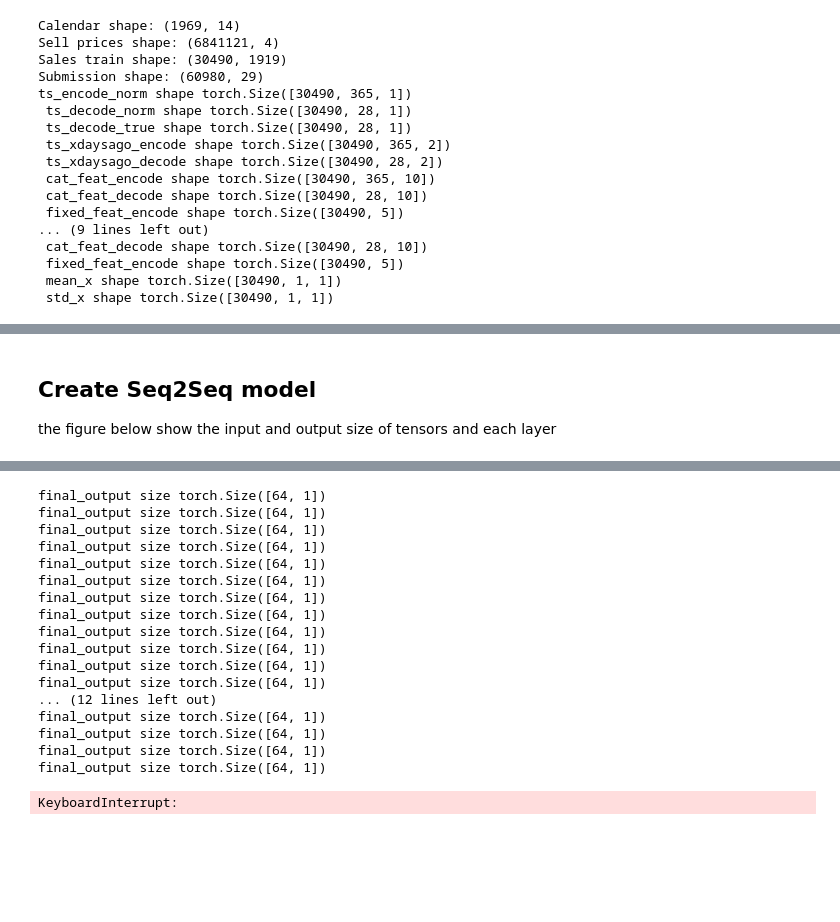
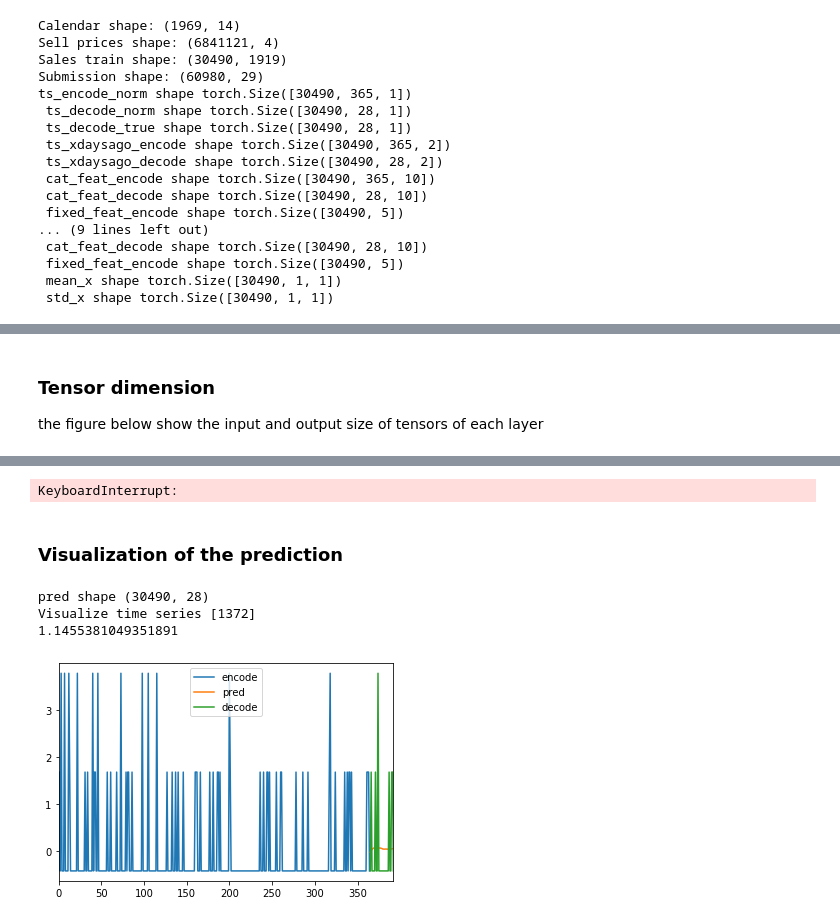
Before and after one commit to ymwdalex/pytorch-time-series-forcasting, a Jupyter notebook: examples/2-M5-forecasting.ipynb, the cells around one changed output, grey strips where cells are left out. Cells and saved outputs as stored; diff of their text form; code cells hidden in the pictures; blank space fills up the shorter version.

Commit message:
add predict.py and visualization function

```diff
--- a/examples/2-M5-forecasting.ipynb
+++ b/examples/2-M5-forecasting.ipynb
@@ -117,6 +144,6 @@ dataloader_val = DataLoader(dataset_val,
 # %% [markdown]
-## Create Seq2Seq model
-the figure below show the input and output size of tensors and each layer
+### Tensor dimension
+the figure below show the input and output size of tensors of each layer
 # %% [markdown]
 <img src="fig/seq2seq_dimensions.png" width="1200" align="left">
 # %%
@@ -151,11 +178,11 @@ model = Seq2Seq(
 from torch import optim
 from scheduler import OneCycleLR
 from train import train, evaluate
-from utils import RMSELoss
+from utils import RMSELoss, epoch_time, EarlyStopping
 import time
 
 LR = 0.001
-N_EPOCHS = 100
+N_EPOCHS = 10
 CLIP = 2
 FORCH_TEACHING_RATE = 0
 EARLY_STOP_PATIENT = 10
@@ -164,7 +191,11 @@ optimizer = optim.Adam(model.parameters(), lr=LR)
 scheduler = OneCycleLR(optimizer, n_epochs=N_EPOCHS, n_batches=len(dataloader_train))
 criterion = RMSELoss()
 
+# initialize the early_stopping object
+early_stopping = EarlyStopping(patience=EARLY_STOP_PATIENT, verbose=True)
+
 best_valid_loss = float('inf')
+best_epoch_l = []
 train_loss_l = []
 valid_loss_l = []
 valid_loss_orig_l = []
@@ -183,34 +214,40 @@ for epoch in range(N_EPOCHS):
     if valid_loss < best_valid_loss:
         best_epoch_l.append(epoch)
         best_valid_loss = valid_loss
-        torch.save(model.state_dict(), f'seq2seq-fold{fold_nr}.pt')
+        torch.save(model.state_dict(), f'seq2seq.pt')
+
 
     train_loss_l.append(train_loss)
     valid_loss_l.append(valid_loss)
     valid_loss_orig_l.append(valid_loss_orig)
 
-    print(f'Epoch: {epoch+1:02} | Time: {epoch_mins}m {epoch_secs}s')
-    print(f'\tTrain Loss: {train_loss:.3f}')
-    print(f'\t Val. Loss: {valid_loss:.3f}')
-    print(f'\t Val. Loss: {valid_loss_orig:.3f}')
-    lr = optimizer.param_groups[0]['lr']
-    print(f'\tLR: {lr}')
+    # early_stopping needs the validation loss to check if it has decresed,
+    # and if it has, it will make a checkpoint of the current model
+    early_stopping(valid_loss, model, fold_nr, epoch, optimizer.param_groups[0]['lr'])
+
+    if epoch % 1 == 0:
+        print(f'Epoch: {epoch:02} | Time: {epoch_mins}m {epoch_secs}s')
+        print(f'\tTrain Loss: {train_loss:.6f}')
+        print(f'\t Val. Loss: {valid_loss:.6f}')
+        print(f'\t Val. orig Loss: {valid_loss_orig:.6f}')
+        lr = optimizer.param_groups[0]['lr']
+        print(f'\tLR: {lr}')
+
+    if early_stopping.early_stop:
+        print("Early stopping")
+        break
 # %% [output]
-final_output size torch.Size([64, 1])
-final_output size torch.Size([64, 1])
-final_output size torch.Size([64, 1])
-final_output size torch.Size([64, 1])
-final_output size torch.Size([64, 1])
-final_output size torch.Size([64, 1])
-final_output size torch.Size([64, 1])
-final_output size torch.Size([64, 1])
-final_output size torch.Size([64, 1])
-final_output size torch.Size([64, 1])
-final_output size torch.Size([64, 1])
-final_output size torch.Size([64, 1])
-... (12 lines left out)
-final_output size torch.Size([64, 1])
-final_output size torch.Size([64, 1])
-final_output size torch.Size([64, 1])
-final_output size torch.Size([64, 1])
+KeyboardInterrupt:
-KeyboardInterrupt:
+# %% [markdown]
+### Visualization of the prediction
+# %%
+from m5_dataloader import M5_LEN_DECODE, M5_LEN_ENCODE
+
+pred_norm, decode_norm = vis(dataloader_val, model, len_encode=M5_LEN_ENCODE, len_decode=M5_LEN_DECODE, device=device)
+loss = np.mean((pred_norm-decode_norm)**2)
+print(loss)
+# %% [output]
+pred shape (30490, 28)
+Visualize time series [1372]
+1.1455381049351891
+[figure, added]
```
Also changed, not shown: parts of 4 cells of this notebook, 4 other files.
